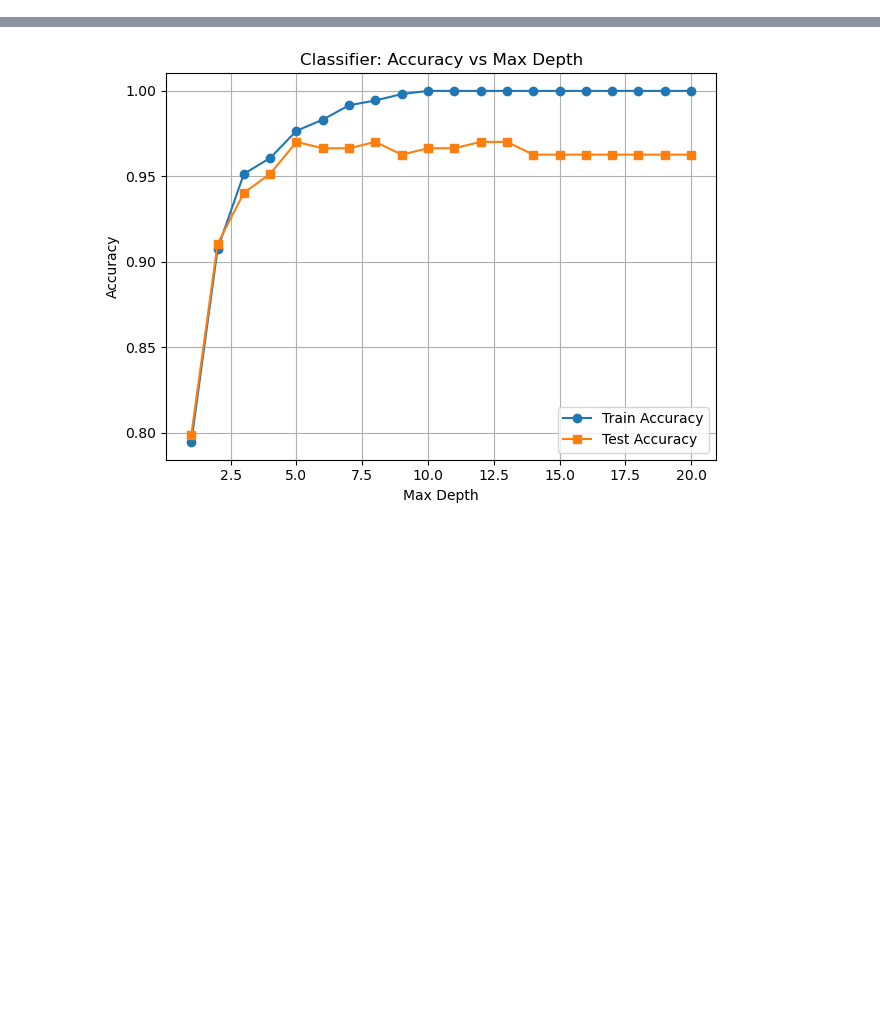
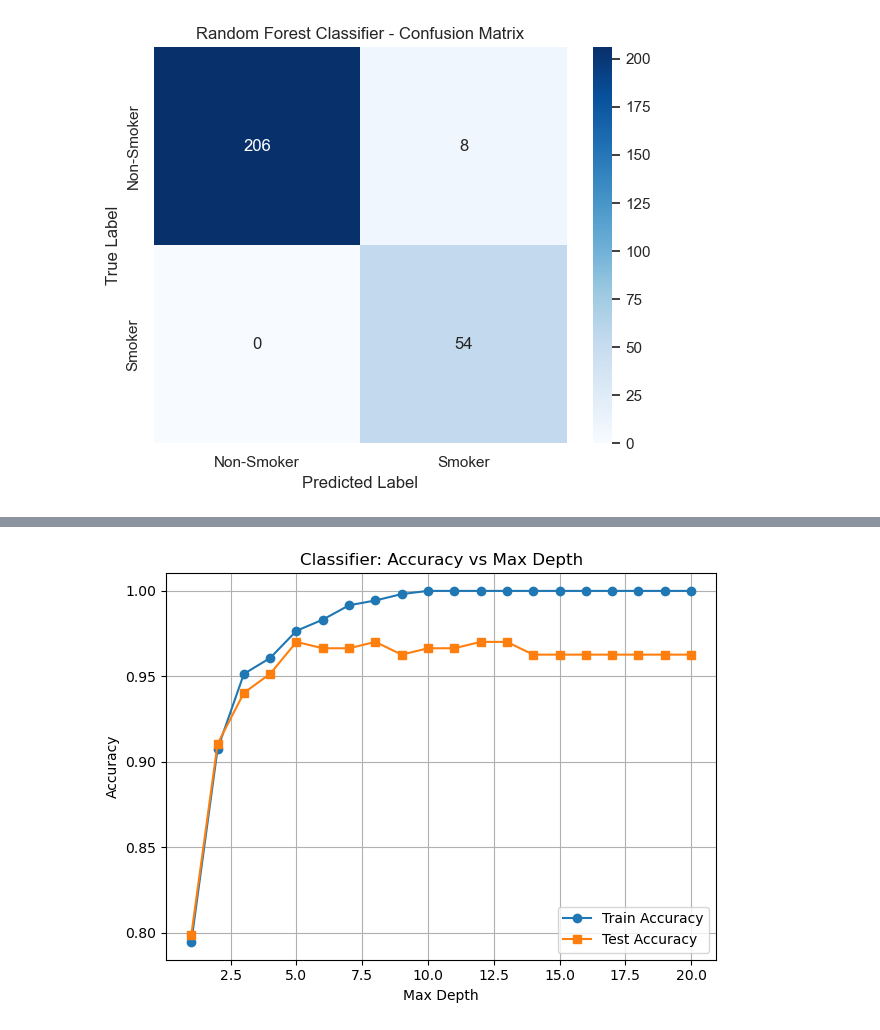
Before and after one commit to radhanikapoor/CMOR-438-S25, a Jupyter notebook: Supervised_Learning_Algorithms/Random_Forests.ipynb, the cells around one changed output, grey strips where cells are left out. Saved outputs shown, nothing was run; the diff lists cells and outputs as text; code cells hidden in the pictures; blank space fills up the shorter version.

```diff
--- a/Supervised_Learning_Algorithms/Random_Forests.ipynb
+++ b/Supervised_Learning_Algorithms/Random_Forests.ipynb
@@ -0,0 +146,19 @@
+# %%
+import pandas as pd
+import seaborn as sns
+import matplotlib.pyplot as plt
+from sklearn.ensemble import RandomForestClassifier, RandomForestRegressor
+from sklearn.model_selection import train_test_split
+from sklearn.preprocessing import LabelEncoder
+from sklearn.metrics import (
+    classification_report, confusion_matrix, accuracy_score,
+    roc_curve, auc, precision_recall_curve, mean_squared_error,
+    mean_absolute_error, r2_score
+)
+import numpy as np
+
+# Load and encode dataset
+df = pd.read_csv("insurance.csv")
+le = LabelEncoder()
+for col in ['sex', 'smoker', 'region']:
+    df[col] = le.fit_transform(df[col])
@@ -126,0 +442,76 @@ classification_metrics, regression_metrics
+# %%
+# Classification Visualizations
+plt.figure(figsize=(6, 5))
+sns.heatmap(confusion_matrix(y_test, y_pred), annot=True, fmt="d", cmap="Blues",
+            xticklabels=["Non-Smoker", "Smoker"], yticklabels=["Non-Smoker", "Smoker"])
+plt.xlabel("Predicted Label")
+plt.ylabel("True Label")
+plt.title("Random Forest Classifier - Confusion Matrix")
+plt.tight_layout()
+plt.show()
+
+fpr, tpr, _ = roc_curve(y_test, y_proba)
+roc_auc = auc(fpr, tpr)
+plt.figure(figsize=(6, 5))
+plt.plot(fpr, tpr, label=f'ROC Curve (area = {roc_auc:.2f})')
+plt.plot([0, 1], [0, 1], linestyle='--', color='gray')
+plt.xlabel("False Positive Rate")
+plt.ylabel("True Positive Rate")
+plt.title("ROC Curve - Smoker Classification")
+plt.legend()
+plt.grid()
+plt.tight_layout()
+plt.show()
+
+precision, recall, _ = precision_recall_curve(y_test, y_proba)
+plt.figure(figsize=(6, 5))
+plt.plot(recall, precision, label="Precision-Recall Curve")
+plt.xlabel("Recall")
+plt.ylabel("Precision")
+plt.title("Precision-Recall Curve - Smoker Classification")
+plt.grid()
+plt.tight_layout()
+plt.show()
+
+# --- Regression: Predicting 'charges' ---
+X_reg = df.drop(columns=['charges'])
+y_reg = df['charges']
+Xr_train, Xr_test, yr_train, yr_test = train_test_split(X_reg, y_reg, test_size=0.2, random_state=42)
+reg = RandomForestRegressor(n_estimators=100, max_depth=5, random_state=42)
+reg.fit(Xr_train, yr_train)
+yr_pred = reg.predict(Xr_test)
+
+plt.figure(figsize=(6, 5))
+sns.scatterplot(x=yr_test, y=yr_pred)
+plt.xlabel("Actual Charges")
+plt.ylabel("Predicted Charges")
+plt.title("Predicted vs Actual Charges")
+plt.grid()
+plt.tight_layout()
+plt.show()
+
+importances = reg.feature_importances_
+plt.figure(figsize=(6, 4))
+sns.barplot(x=importances, y=X_reg.columns)
+plt.title("Feature Importance in Charges Regression")
+plt.xlabel("Importance")
+plt.ylabel("Feature")
+plt.tight_layout()
+plt.show()
+
+# Return summary metrics
+classification_metrics = {
+    "accuracy": accuracy_score(y_test, y_pred),
+    "classification_report": classification_report(y_test, y_pred, output_dict=True),
+    "roc_auc": roc_auc
+}
+
+regression_metrics = {
+    "mse": mean_squared_error(yr_test, yr_pred),
+    "mae": mean_absolute_error(yr_test, yr_pred),
+    "r2": r2_score(yr_test, yr_pred)
+}
+
+classification_metrics, regression_metrics
+# %% [output]
+[figure, added]
```
Also changed, not shown: parts of 23 cells of this notebook, 1 other file.
